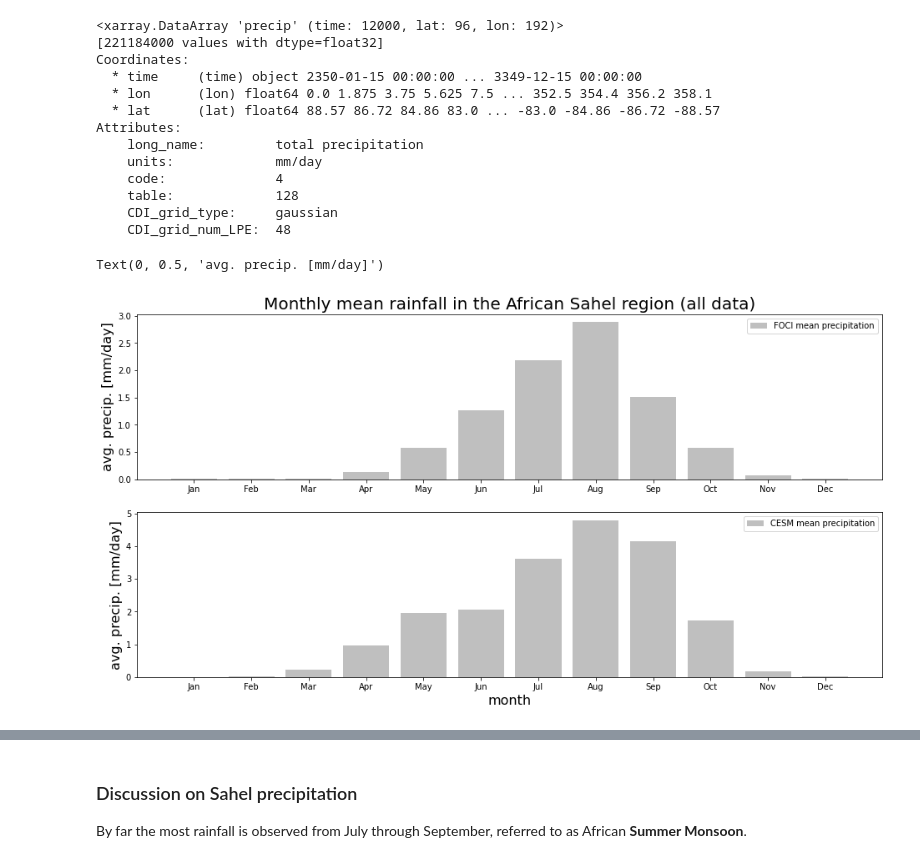
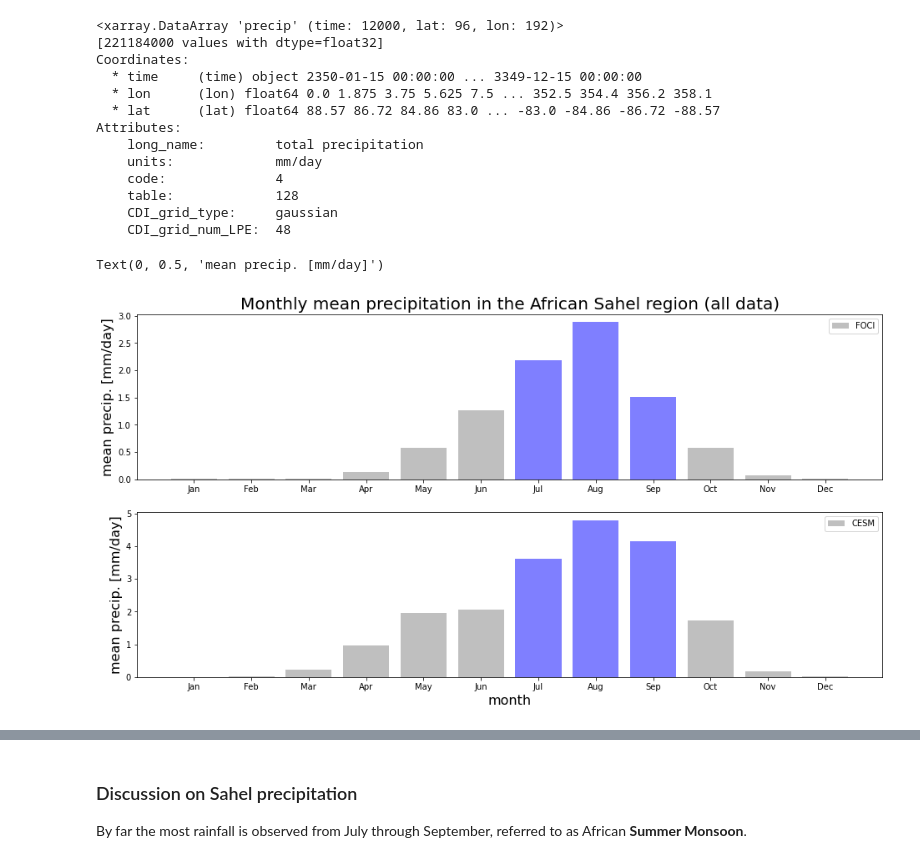
Before and after one commit to MarcoLandtHayen/predict_sahel_rainfall, a Jupyter notebook: notebooks/0c_precipitation_statistics.ipynb, the cells around one changed output, grey strips where cells are left out. Cells and saved outputs as stored; diff of their text form; code cells hidden in the pictures.

```diff
--- a/notebooks/0c_precipitation_statistics.ipynb
+++ b/notebooks/0c_precipitation_statistics.ipynb
@@ -85,34 +85,37 @@ prec_FOCI_std = prec_FOCI.where(mask_sahel_FOCI).std(('lat', 'lon')).groupby('ti
 # %%
 # Set label for x-axis:
 months = ['Jan', 'Feb', 'Mar', 'Apr', 'May', 'Jun', 'Jul', 'Aug', 'Sep', 'Oct', 'Nov', 'Dec']
+
+# Set color array:
+color_array = ['grey', 'grey', 'grey', 'grey', 'grey', 'grey', 'blue', 'blue', 'blue', 'grey', 'grey', 'grey']
 # %%
 # Plot monthly mean precipitation in the African Sahel zone as bar plot.
 # Add +/- one std. dev. as lines.
 fig, axes = plt.subplots(2,1,figsize=[16,8])
 
 # FOCI
 axes[0].bar(
     x=months,
     height=prec_FOCI_mean.values,
-    color='grey',
-    label="FOCI mean precipitation",
+    color=color_array,
+    label="FOCI",
     alpha=0.5
 )
 axes[0].legend()
-axes[0].set_title('Monthly mean rainfall in the African Sahel region (all data)', fontsize=20)
-axes[0].set_ylabel('avg. precip. [mm/day]', fontsize=16)
+axes[0].set_title('Monthly mean precipitation in the African Sahel region (all data)', fontsize=20)
+axes[0].set_ylabel('mean precip. [mm/day]', fontsize=16)
 
 # CESM
 axes[1].bar(
     x=months,
     height=prec_CESM_mean.values,
-    color='grey',
-    label="CESM mean precipitation",
+    color=color_array,
+    label="CESM",
     alpha=0.5
 )
 axes[1].legend()
 axes[1].set_xlabel('month', fontsize=16)
-axes[1].set_ylabel('avg. precip. [mm/day]', fontsize=16)
+axes[1].set_ylabel('mean precip. [mm/day]', fontsize=16)
 # %% [output]
-Text(0, 0.5, 'avg. precip. [mm/day]')
+Text(0, 0.5, 'mean precip. [mm/day]')
-[figure, old version]
+[figure, new version]
```
Also changed, not shown: parts of 1 cell of this notebook, 5 other files.
